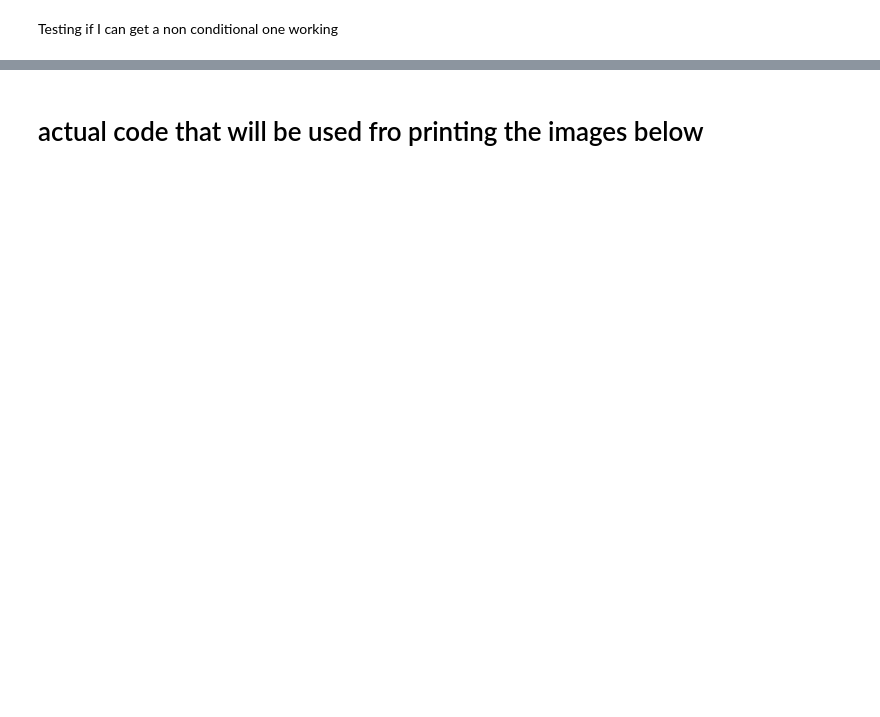
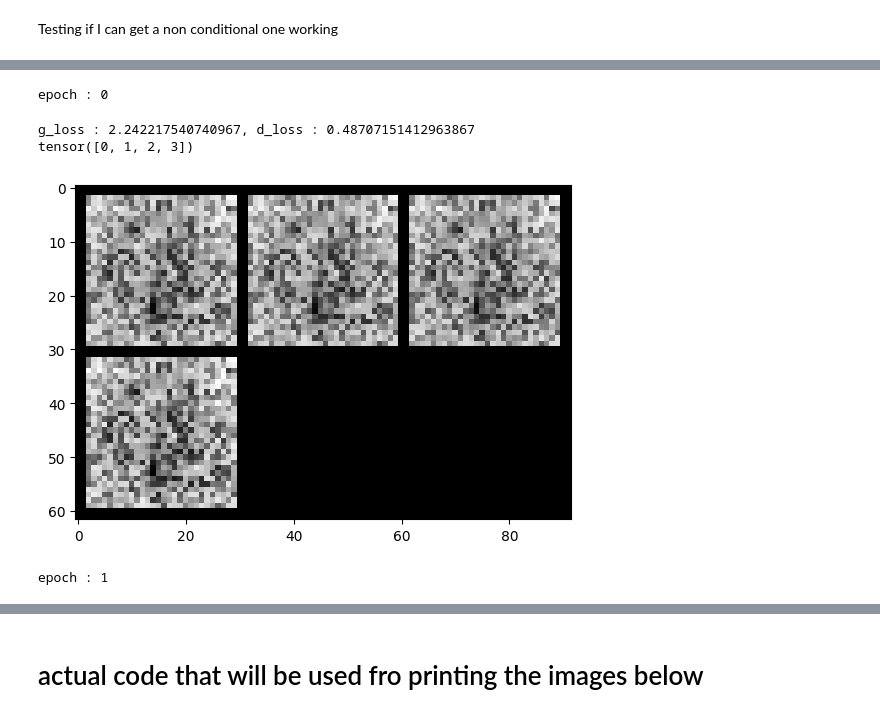
Before and after one commit to LucyIvatt/probabilistic-and-deep-learning, a Jupyter notebook: int3.ipynb, the cells around one changed output, grey strips where cells are left out. Cells and saved outputs as stored; diff of their text form; code cells hidden in the pictures; blank space fills up the shorter version.

Commit message:
tried adding different code for generating, seems to be ignoring labels but now is generating randomly

```diff
--- a/int3.ipynb
+++ b/int3.ipynb
@@ -1076,0 +1114,80 @@ Starting Training Loop...
+# %%
+from torch.autograd import Variable
+from torchvision.utils import make_grid
+real_label, fake_label= 1., 0.
+
+# Initialize BCELoss function
+criterion = nn.BCELoss()
+
+# Setup Adam optimizers for both G and D
+d_optimizer = torch.optim.Adam(
+    discriminator.parameters(),
+    lr = 1e-4
+)
+g_optimizer = torch.optim.Adam(
+    generator.parameters(),
+    lr = 1e-4
+)
+
+def train_generator(batch_size, discriminator, generator, g_optimizer, criterion):
+    g_optimizer.zero_grad()
+    z = Variable(torch.randn(batch_size,100)).to(device) # tensor to GPU
+    fake_labels = Variable(torch.LongTensor(np.random.randint(0, 4, batch_size))).to(device) # tensor to GPU
+    fake_images = generator(z, fake_labels)
+    validity = discriminator(fake_images, fake_labels) # valid that is image(generated image by generator) is real or fake
+    g_loss = criterion(validity, Variable(torch.ones(batch_size))).to(device) # get loss
+    g_loss.backward() # backward pass, back-propagation
+    g_optimizer.step() # gradient descent, adjust model parameters
+    return g_loss.data
+
+def train_discriminator(batch_size, discriminator, generator, d_optimizer, criterion, real_images, labels):
+    d_optimizer.zero_grad()
+
+    # train with real images
+    real_validity = discriminator(real_images, labels)
+    real_loss = criterion(real_validity, Variable(torch.ones(batch_size)).to(device))
+
+    # train with fake images
+    z = Variable(torch.randn(batch_size, 100)).to(device)
+    fake_labels = Variable(torch.LongTensor(np.random.randint(0,4,batch_size))).to(device)
+    fake_images = generator(z, fake_labels)
+    fake_validity = discriminator(fake_images, fake_labels)
+    fake_loss = criterion(fake_validity, Variable(torch.zeros(batch_size)).to(device))
+
+    d_loss = real_loss + fake_loss
+    d_loss.backward()
+    d_optimizer.step()
+    return d_loss.data # get value(scalar)
+
+from tqdm import tqdm
+
+num_epochs = 10
+n_critic = 5
+display_step = 300
+for epoch in range(num_epochs):
+    print('epoch : {}'.format(epoch))
+    for _, (images, labels) in enumerate(tqdm(CGAN_dataloader)):
+        real_images = Variable(images).to(device)
+        labels = Variable(labels).to(device)
+        generator.train()
+        batch_size = real_images.size(0)
+        d_loss = train_discriminator(len(real_images), discriminator, generator, d_optimizer, criterion, real_images, labels)
+        g_loss = train_generator(batch_size, discriminator, generator, g_optimizer, criterion)
+
+    generator.eval()
+    print('g_loss : {}, d_loss : {}'.format(g_loss, d_loss))
+
+    z = Variable(torch.randn(4,100)).to(device)
+    labels = Variable(torch.LongTensor(np.arange(4))).to(device)
+    print(labels)
+
+    sample_images = generator(z, labels).unsqueeze(1).data
+    grid = make_grid(sample_images, nrow=3, normalize=True).permute(1,2,0).numpy()
+    plt.imshow(grid)
+    plt.show()
+# %% [output]
+epoch : 0
+g_loss : 2.242217540740967, d_loss : 0.48707151412963867
+tensor([0, 1, 2, 3])
+[figure, added]
+epoch : 1
```
Also changed, not shown: parts of 22 cells of this notebook.
